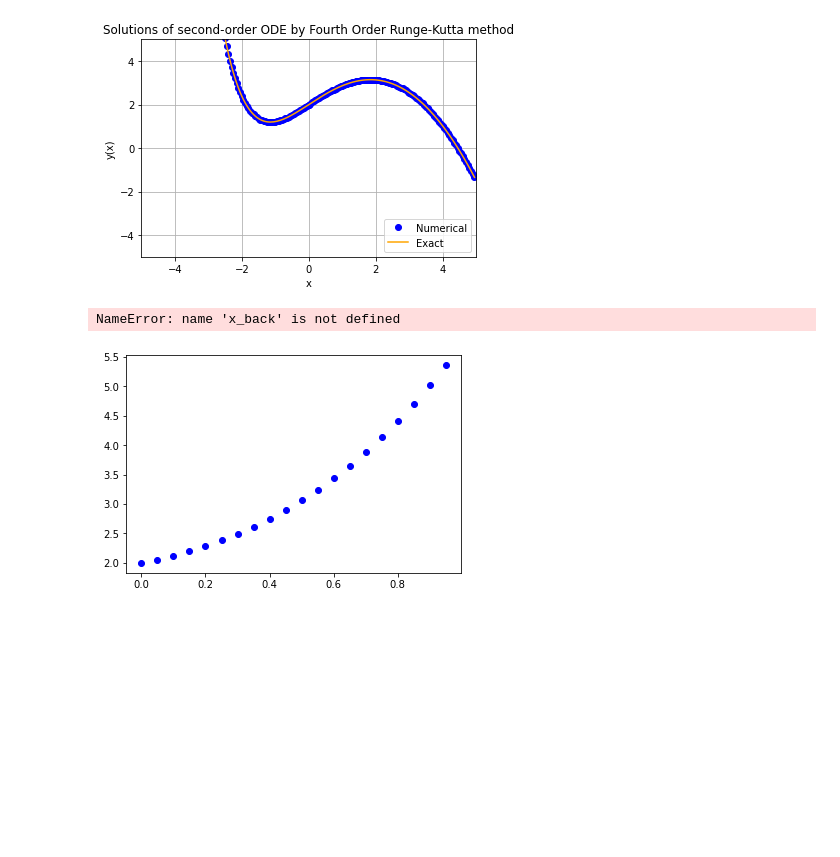
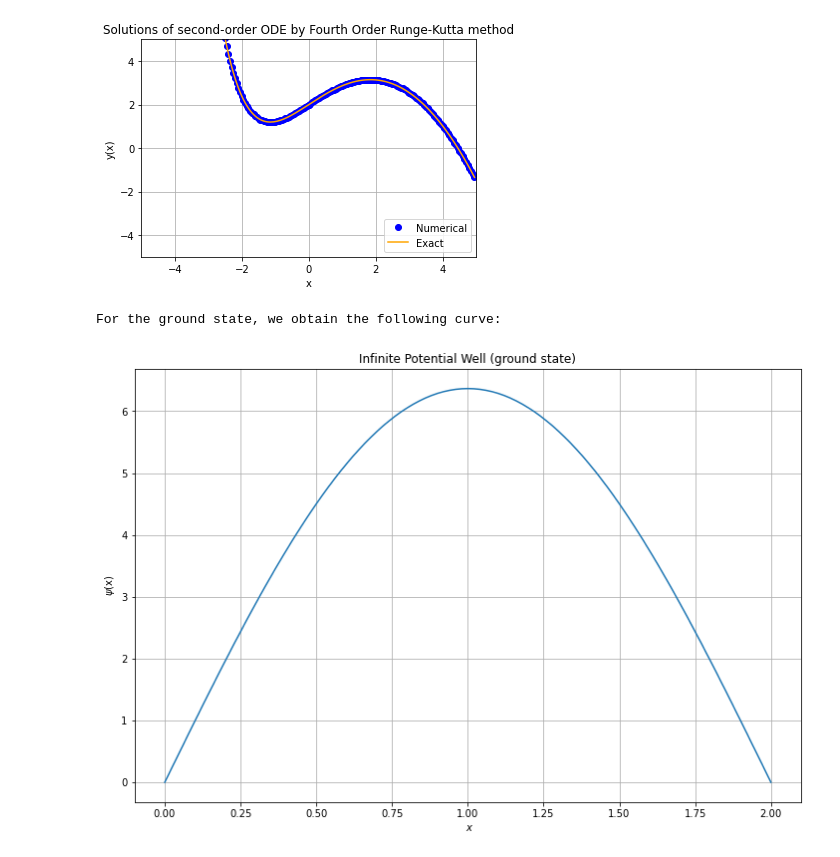
Before and after one commit to kmaitreys/p346-computational-lab, a Jupyter notebook: assignment-7/assignment-7.ipynb, the cells around one changed output. Drawn from its saved outputs; the diff is of its cells as text; code cells hidden in the pictures; blank space fills up the shorter version.

Commit message:
updated shooting method

```diff
--- a/assignment-7/assignment-7.ipynb
+++ b/assignment-7/assignment-7.ipynb
@@ -102,37 +119,3 @@ plt.legend(loc='lower right')
 plt.show()
 # %% [output]
 [figure]
-# %%
-import math
-import matplotlib.pyplot as plt
-from functionLibrary import rk4_secondOrder
-
-
-def F1(y, u, x):
-    return u
-
-def F2(y, u, x):
-    return (2*y)
-
-
-x_list, y_list = rk4_secondOrder(F1, F2, 0, 1, 0.05, 2, 1)
-#x_back, y_back = rk4_secondOrder(F1, F2, 0, -5, -0.05, 2, 1)
-
-
-
-
-
-#plt.xlim(-5, 5)
-#plt.ylim(-5, 5)
-plt.plot(x_list, y_list, 'o', color = 'blue', label = 'Numerical')
-plt.plot(x_back, y_back, 'o', color = 'blue')
-
-plt.title('Solutions of second-order ODE by Fourth Order Runge-Kutta method')
-plt.xlabel('x')
-plt.ylabel('y(x)')
-plt.grid()
-plt.legend(loc='lower right')
-plt.show()
-# %% [output]
-NameError: name 'x_back' is not defined
-[figure, removed]
@@ -369,0 +122,34 @@ plt.show()
+# %%
+import math
+import matplotlib.pyplot as plt
+from functionLibrary import runge_kutta
+from functionLibrary import lagrange_interpolation
+from functionLibrary import shooting_method
+
+# def shooting_method(d2ydx2, dydx, x0, y0, xf, yf, z_guess1, z_guess2, step_size, tol=1e-6):
+# this is func for d2y/dt2 =func
+def d2ydt2(t, y, z):
+    return -((math.pi)**2)*y/4
+# z = dy/dt
+def dydt(t, y, z):
+    return z
+
+# Defining boundary values
+x_initial = 0
+x_final = 2
+y_initial = 0
+y_final = 0
+
+x, y, z = shooting_method(d2ydt2, dydt, x_initial, y_initial, x_final, y_final, 10, 100, step_size=0.01)
+
+print("For the ground state, we obtain the following curve: ")
+plt.figure(figsize = (12, 8))
+plt.plot(x,y)
+plt.xlabel(" $x$")
+plt.ylabel("$\psi$(x)")
+plt.title("Infinite Potential Well (ground state)")
+plt.grid()
+plt.show()
+# %% [output]
+For the ground state, we obtain the following curve:
+[figure, added]
```
Also changed, not shown: parts of 13 cells of this notebook, 1 other file.
